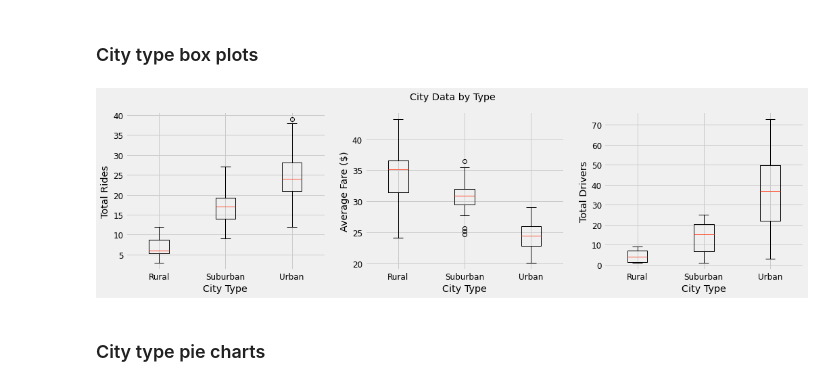
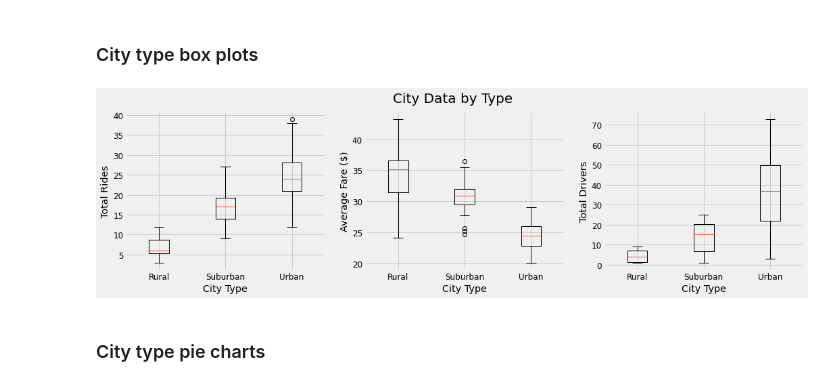
Before and after one commit to tri-bui/sandbox-analytics, a Jupyter notebook: pyber/analysis.ipynb, the cells around one changed output. Drawn from its saved outputs; the diff is of its cells as text; code cells hidden in the pictures.

```diff
--- a/pyber/analysis.ipynb
+++ b/pyber/analysis.ipynb
@@ -178,17 +178,17 @@ bubble_plt.savefig('analysis/plt_bubble.png')
 # %%
 # Cols to plot
 box_cols = ['Total Rides', 'Average Fare ($)', 'Total Drivers']
 
 # Box plots
 box, ax = plt.subplots(1, 3, figsize=(16, 4))
-box.suptitle('City Data by Type')
+box.suptitle('City Data by Type', fontsize=20)
 for i in range(3):
     ax[i].boxplot([frame[box_cols[i]] for frame in type_dfs.values()], labels=list(type_dfs.keys()))
     ax[i].set_ylabel(box_cols[i])
     ax[i].set_xlabel('City Type')
 plt.show()
 # %% [output]
-[figure, old version]
+[figure, new version]
 # %%
 box.savefig('analysis/boxes.png')
 # %% [markdown]
```
Also changed, not shown: parts of 2 cells of this notebook, 2 other files.
